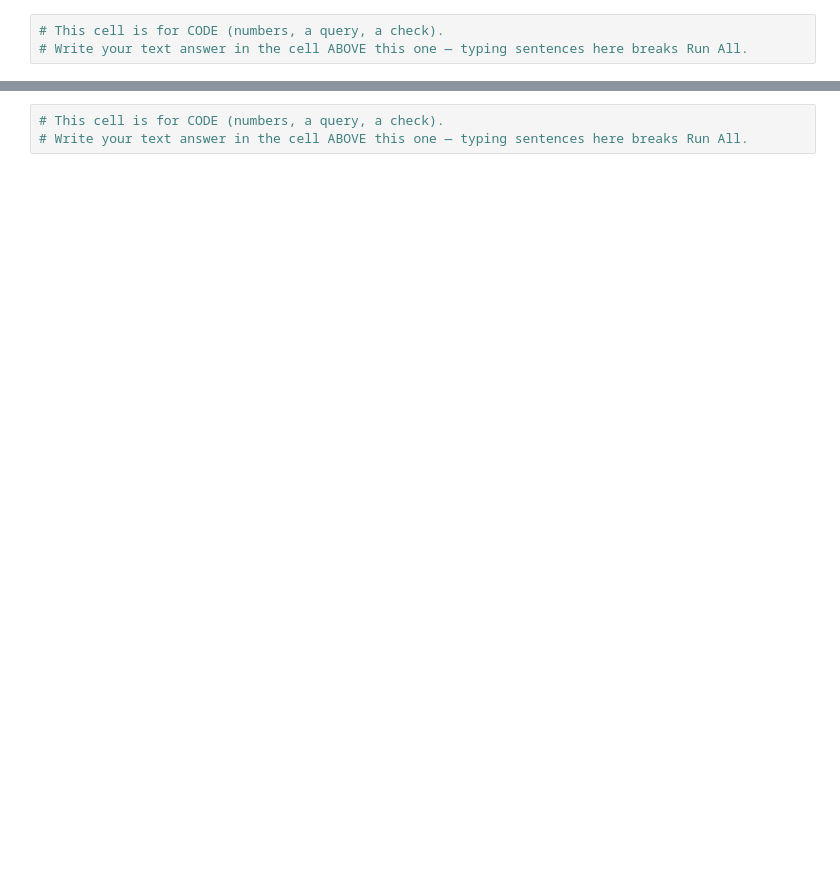
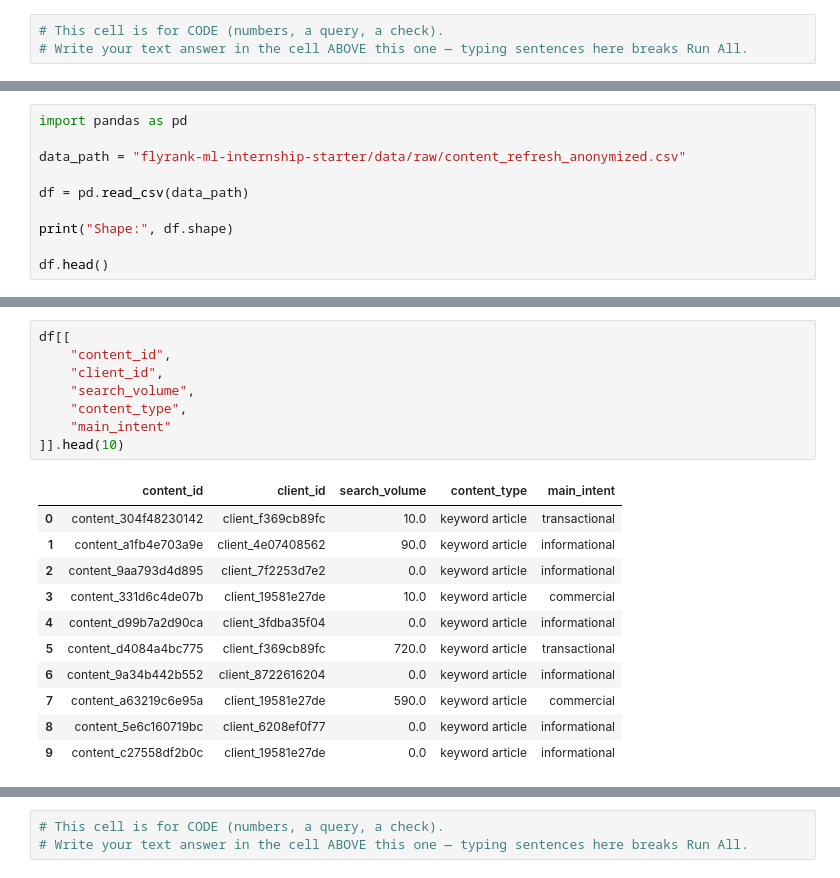
Before and after one commit to noormangi17/flyrank-ml-internship, a Jupyter notebook: work/notebooks/w02_ml_task_framing.ipynb, the cells around one changed output, grey strips where cells are left out. Cells and saved outputs as stored; diff of their text form; blank space fills up the shorter version.

```diff
--- a/work/notebooks/w02_ml_task_framing.ipynb
+++ b/work/notebooks/w02_ml_task_framing.ipynb
@@ -36,0 +72,10 @@ This skeleton is yours to fill. Work the sections **in order** — each one has
+# %%
+import pandas as pd
+
+data_path = "flyrank-ml-internship-starter/data/raw/content_refresh_anonymized.csv"
+
+df = pd.read_csv(data_path)
+
+print("Shape:", df.shape)
+
+df.head()
@@ -36,0 +108,20 @@ This skeleton is yours to fill. Work the sections **in order** — each one has
+# %%
+df[[
+    "content_id",
+    "client_id",
+    "search_volume",
+    "content_type",
+    "main_intent"
+]].head(10)
+# %% [output]
+|  | content_id | client_id | search_volume | content_type | main_intent |
+| 0 | content_304f48230142 | client_f369cb89fc | 10.0 | keyword article | transactional |
+| 1 | content_a1fb4e703a9e | client_4e07408562 | 90.0 | keyword article | informational |
+| 2 | content_9aa793d4d895 | client_7f2253d7e2 | 0.0 | keyword article | informational |
+| 3 | content_331d6c4de07b | client_19581e27de | 10.0 | keyword article | commercial |
+| 4 | content_d99b7a2d90ca | client_3fdba35f04 | 0.0 | keyword article | informational |
+| 5 | content_d4084a4bc775 | client_f369cb89fc | 720.0 | keyword article | transactional |
+| 6 | content_9a34b442b552 | client_8722616204 | 0.0 | keyword article | informational |
+| 7 | content_a63219c6e95a | client_19581e27de | 590.0 | keyword article | commercial |
+| 8 | content_5e6c160719bc | client_6208ef0f77 | 0.0 | keyword article | informational |
+| 9 | content_c27558df2b0c | client_19581e27de | 0.0 | keyword article | informational |
```
Also changed, not shown: parts of 10 cells of this notebook.
